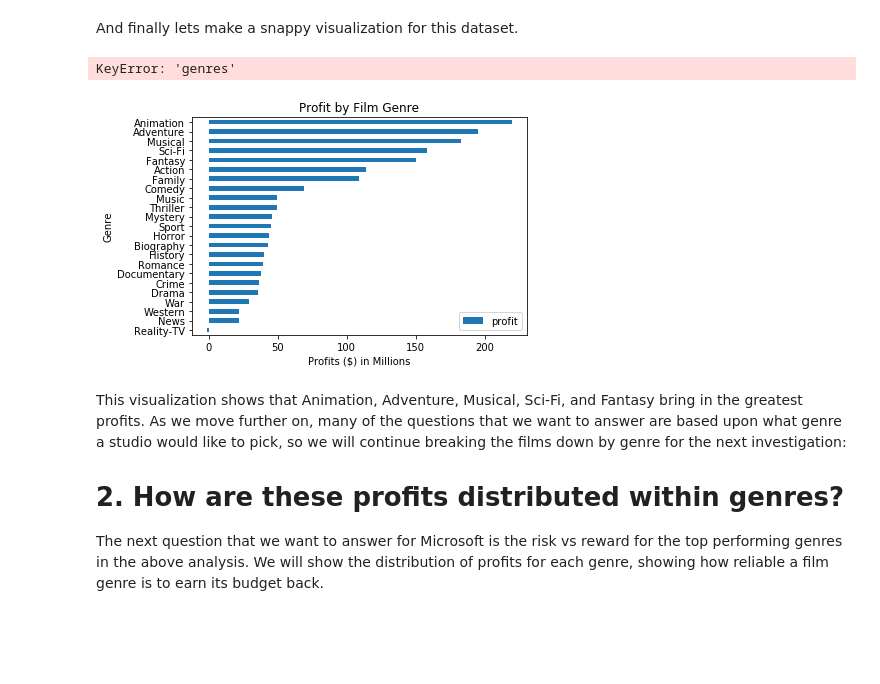
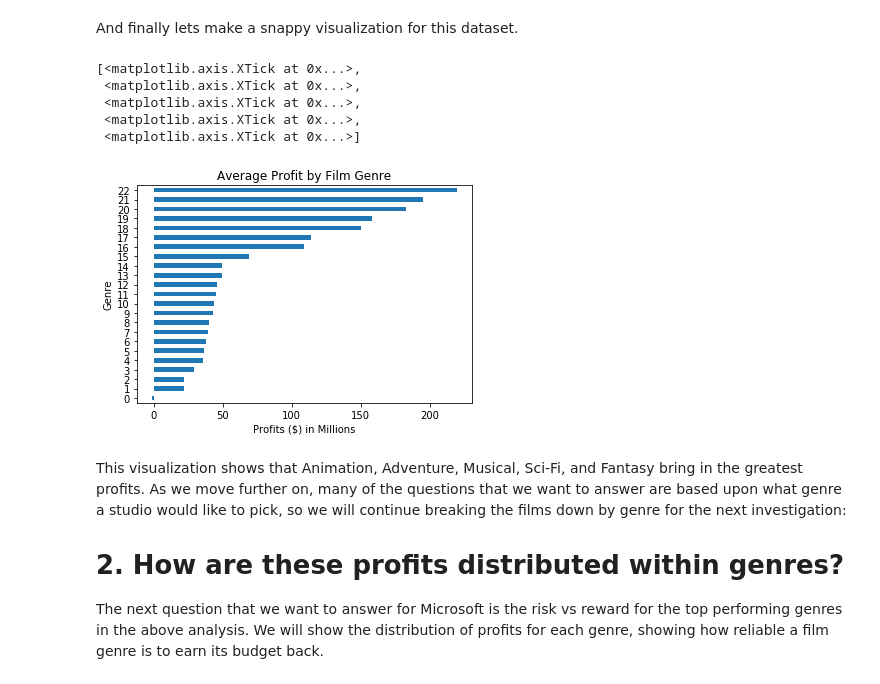
Before and after one commit to RMcAr/dsc-mod-1-project-v2-1-onl01-dtsc-ft-070620, a Jupyter notebook: Ryan McArthur, Mod 1 FINAL .ipynb, the cells around one changed output. Drawn from its saved outputs; the diff is of its cells as text; code cells hidden in the pictures; blank space fills up the shorter version.

```diff
--- a/Ryan McArthur, Mod 1 FINAL .ipynb
+++ b/Ryan McArthur, Mod 1 FINAL .ipynb
@@ -78,7 +96,9 @@ df2[df2.columns[1:]] = df2[df2.columns[1:]].replace('[\$,]', '', regex=True).ast
 df2['profit'] = df2['worldwide_gross'] - df2['production_budget']
 
 #drop budget and gross
+sns.regplot(data = df2, x = 'production_budget', y ='worldwide_gross' )
 
-df2 = df2.drop(['production_budget', 'worldwide_gross'], axis = 1)
+
+
 df2
 # %% [output]
@@ -168,17 +189,20 @@ And finally lets make a snappy visualization for this dataset.
 # %%
 #graph profit_by_genre
 
-ax = profit_by_genre.plot.barh(title = 'Profit by Film Genre')
+ax = profit_by_genre['profit'].plot.barh(title = 'Average Profit by Film Genre')
 ax.set_xlabel('Profits ($) in Millions')
 ax.set_ylabel('Genre')
-ax.set_yticks(profit_by_genre['genres'])
 x_tick_labels = (profit_by_genre['profit'])/1000000
 x_tick_labels.values
 
 ax.set_xticks(range(0, 250, 50))
 # %% [output]
-KeyError: 'genres'
+[<matplotlib.axis.XTick at 0x...>,
+ <matplotlib.axis.XTick at 0x...>,
+ <matplotlib.axis.XTick at 0x...>,
+ <matplotlib.axis.XTick at 0x...>,
+ <matplotlib.axis.XTick at 0x...>]
-[figure, old version]
+[figure, new version]
 # %% [markdown]
 This visualization shows that Animation, Adventure, Musical, Sci-Fi, and Fantasy bring in the greatest profits. As we move further on, many of the questions that we want to answer are based upon what genre a studio would like to pick, so we will continue breaking the films down by genre for the next investigation:
 
```
Also changed, not shown: parts of 10 cells of this notebook, 1 other file.
